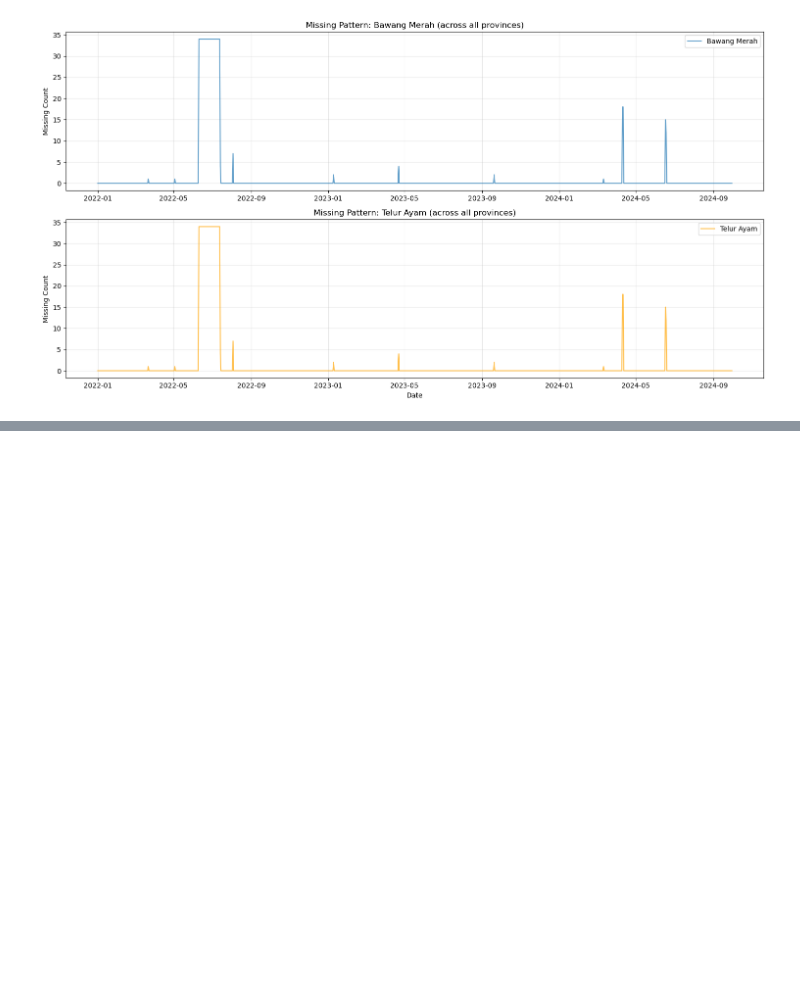
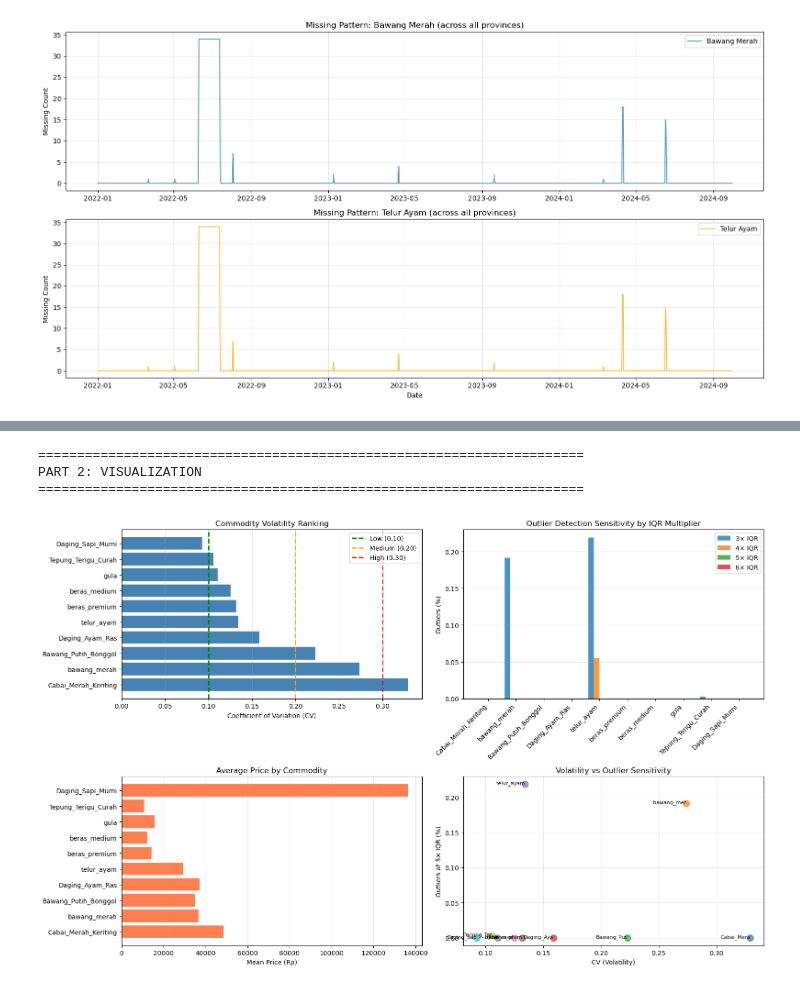
Before and after one commit to yusuf601/Final-AI-Submission, a Jupyter notebook: Final_Project.ipynb, the cells around one changed output, grey strips where cells are left out. Cells and saved outputs as stored; diff of their text form; code cells hidden in the pictures; blank space fills up the shorter version.

```diff
--- a/Final_Project.ipynb
+++ b/Final_Project.ipynb
@@ -785,0 +736,16 @@ dengan volatility rendah, sehingga interpolasi masih reliable."
+# %%
+print(f"\nCommodities BEFORE drop: {len(data)}")
+print("List:")
+for commodity in data.keys():
+    print(f"  - {commodity}")
+
+# Drop Minyak Goreng
+if 'Minyak_Goreng_Kemasan_Sederhana' in data:
+    del data['Minyak_Goreng_Kemasan_Sederhana']
+    print("\n✓ Minyak_Goreng_Kemasan_Sederhana DROPPED")
+
+# Check commodities setelah drop
+print(f"\nCommodities AFTER drop: {len(data)}")
+print("Final list:")
+for commodity in data.keys():
+    print(f"  - {commodity}")
@@ -785,0 +906,61 @@ dengan volatility rendah, sehingga interpolasi masih reliable."
+# %%
+# ============================================
+# 3. VISUALIZE COMMODITY CHARACTERISTICS
+# ============================================
+
+print("\n" + "="*70)
+print("PART 2: VISUALIZATION")
+print("="*70)
+
+fig, axes = plt.subplots(2, 2, figsize=(16, 10))
+
+# Plot 1: CV Distribution
+axes[0, 0].barh(df_commodity['commodity'], df_commodity['cv'], color='steelblue')
+axes[0, 0].axvline(0.10, color='green', linestyle='--', label='Low (0.10)', linewidth=2)
+axes[0, 0].axvline(0.20, color='orange', linestyle='--', label='Medium (0.20)', linewidth=2)
+axes[0, 0].axvline(0.30, color='red', linestyle='--', label='High (0.30)', linewidth=2)
+axes[0, 0].set_xlabel('Coefficient of Variation (CV)')
+axes[0, 0].set_title('Commodity Volatility Ranking')
+axes[0, 0].legend()
+axes[0, 0].grid(True, alpha=0.3, axis='x')
+
+# Plot 2: Outlier Sensitivity (comparing thresholds)
+x = np.arange(len(df_commodity))
+width = 0.2
+
+axes[0, 1].bar(x - 1.5*width, df_commodity['outliers_3x_pct'], width, label='3× IQR', alpha=0.8)
+axes[0, 1].bar(x - 0.5*width, df_commodity['outliers_4x_pct'], width, label='4× IQR', alpha=0.8)
+axes[0, 1].bar(x + 0.5*width, df_commodity['outliers_5x_pct'], width, label='5× IQR', alpha=0.8)
+axes[0, 1].bar(x + 1.5*width, df_commodity['outliers_6x_pct'], width, label='6× IQR', alpha=0.8)
+
+axes[0, 1].set_xticks(x)
+axes[0, 1].set_xticklabels(df_commodity['commodity'], rotation=45, ha='right')
+axes[0, 1].set_ylabel('Outliers (%)')
+axes[0, 1].set_title('Outlier Detection Sensitivity by IQR Multiplier')
+axes[0, 1].legend()
+axes[0, 1].grid(True, alpha=0.3, axis='y')
+
+# Plot 3: Mean Price Range
+axes[1, 0].barh(df_commodity['commodity'], df_commodity['mean'], color='coral')
+axes[1, 0].set_xlabel('Mean Price (Rp)')
+axes[1, 0].set_title('Average Price by Commodity')
+axes[1, 0].grid(True, alpha=0.3, axis='x')
+
+# Plot 4: CV vs Outlier Percentage (3× IQR)
+for i, row in df_commodity.iterrows():
+    axes[1, 1].scatter(row['cv'], row['outliers_3x_pct'], s=100, alpha=0.7)
+    axes[1, 1].text(row['cv'], row['outliers_3x_pct'],
+                    row['commodity'][:10], fontsize=8, ha='right')
+
+axes[1, 1].set_xlabel('CV (Volatility)')
+axes[1, 1].set_ylabel('Outliers at 3× IQR (%)')
+axes[1, 1].set_title('Volatility vs Outlier Sensitivity')
+axes[1, 1].grid(True, alpha=0.3)
+
+plt.tight_layout()
+plt.show()
+# %% [output]
+======================================================================
+PART 2: VISUALIZATION
+======================================================================
+[figure, added]
```
Also changed, not shown: parts of 20 cells of this notebook, 2 other files.
